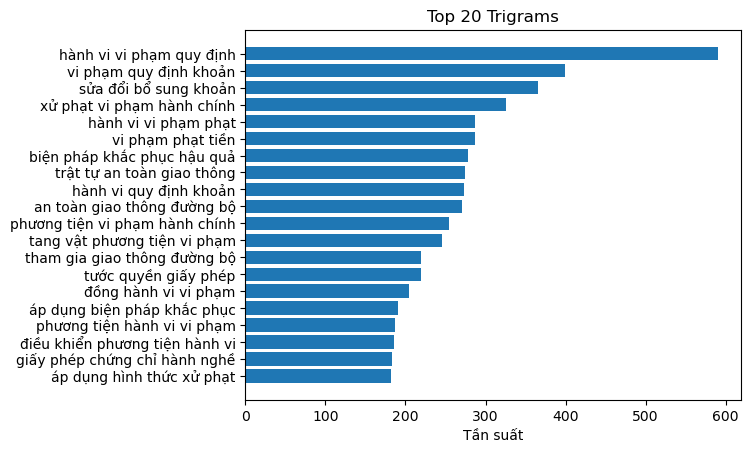
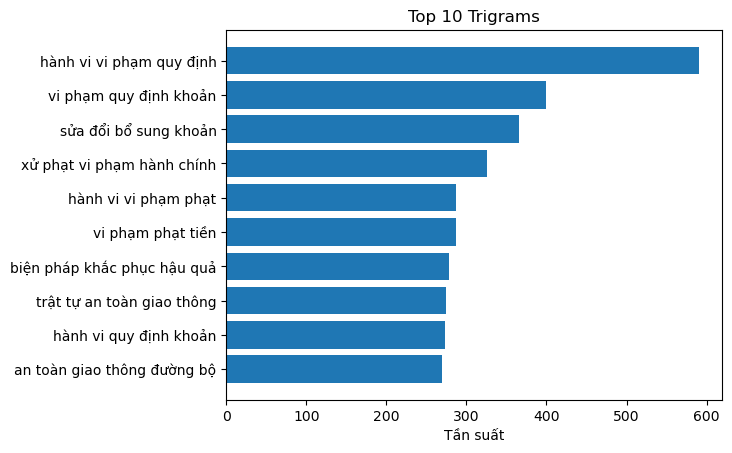
The change to this notebook cell's code, shown as a diff; its figure went from the first image to the second:
--- before
+++ after
@@ -1,8 +1,8 @@
-tri = Counter(trigrams).most_common(20)
+tri = Counter(trigrams).most_common(10)
 words = [" ".join(x[0]) for x in tri]
 counts = [x[1] for x in tri]
 plt.barh(words, counts)
 plt.xlabel("Tần suất")
-plt.title("Top 20 Trigrams")
+plt.title("Top 10 Trigrams")
 plt.gca().invert_yaxis()
 plt.show()

Commit: fix eda pos